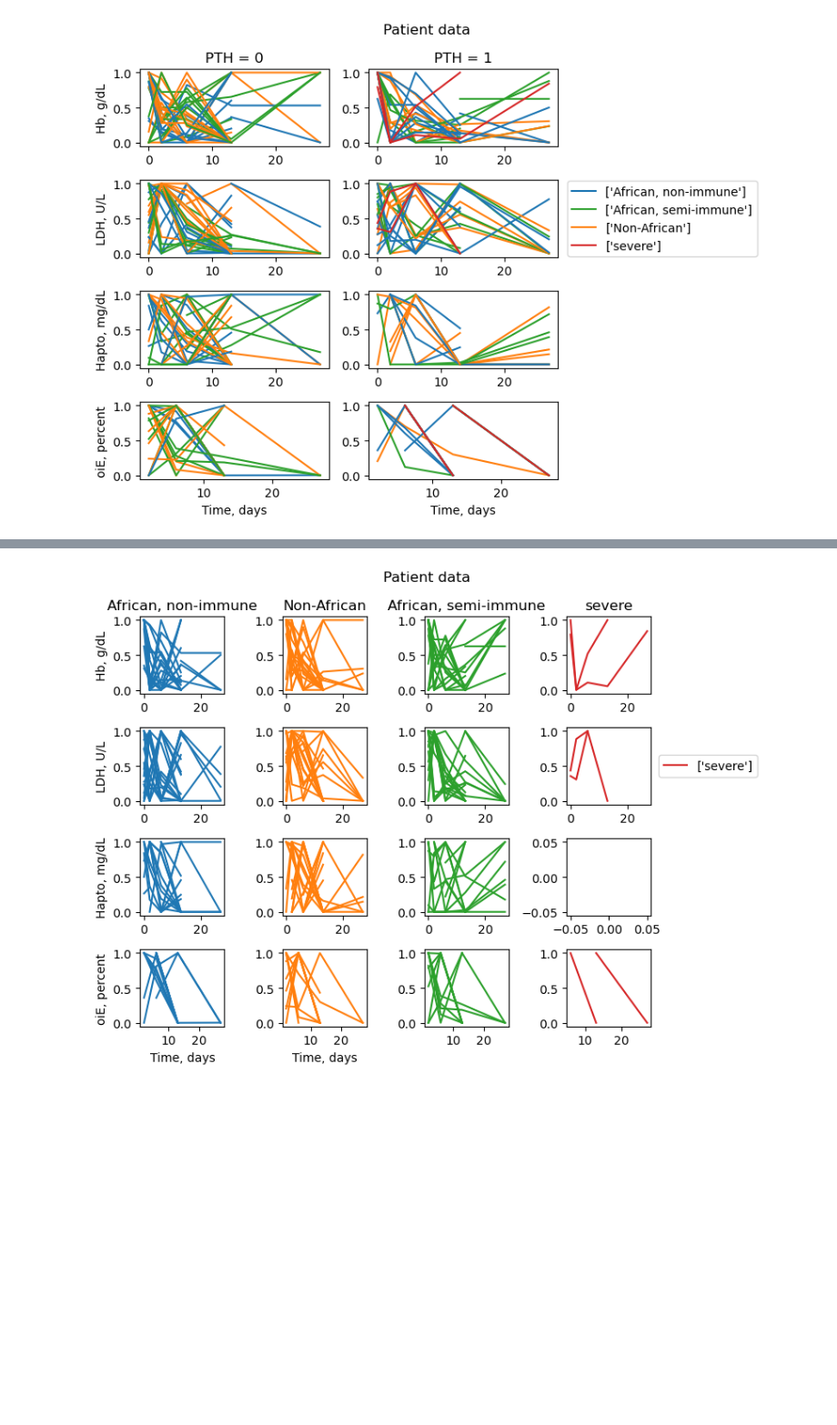
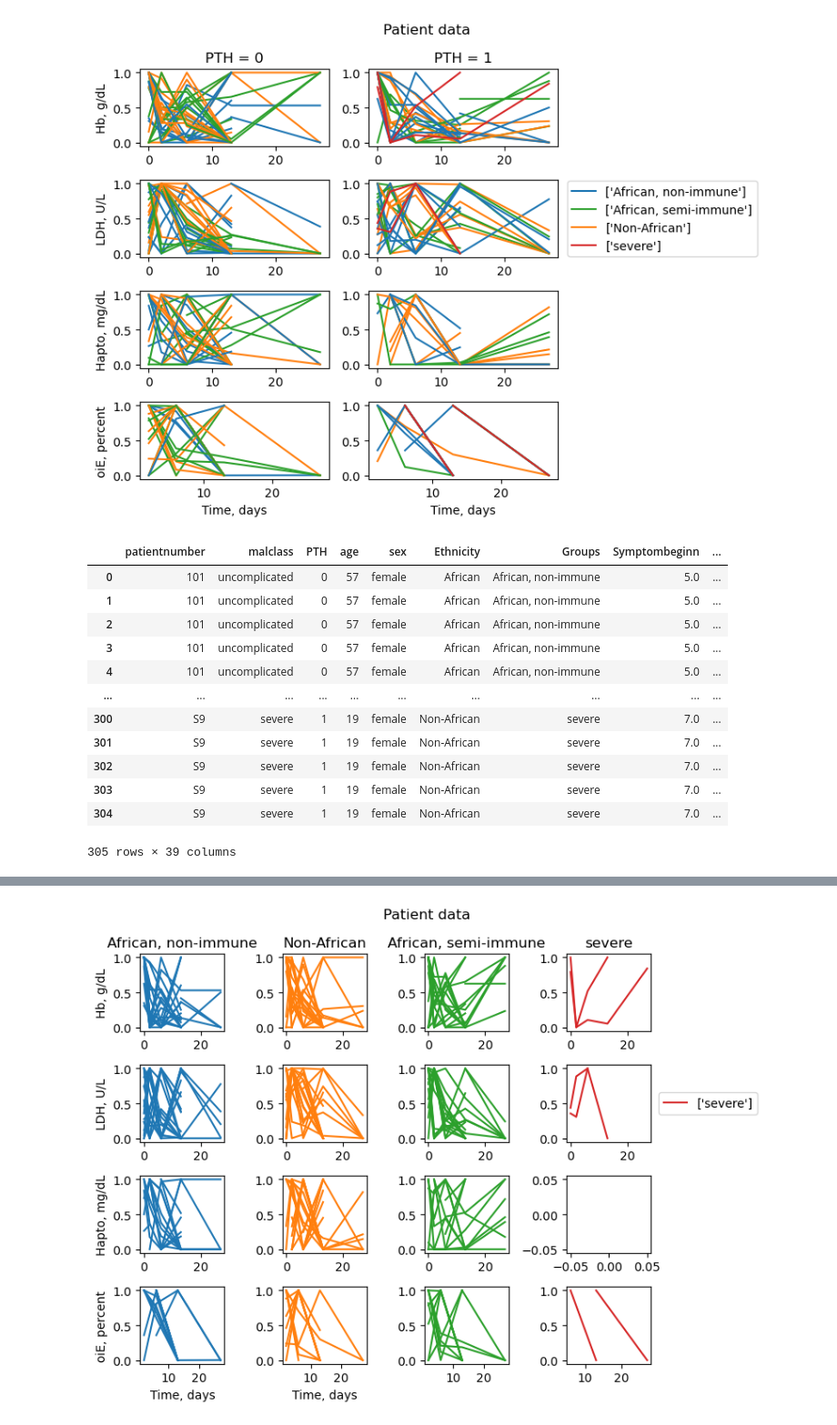
Before and after one commit to Nexia23/PTH_model_chapter, a Jupyter notebook: notebooks/explore_data_groups.ipynb, the cells around one changed output, grey strips where cells are left out. Shown at 91% size. Saved outputs shown, nothing was run; the diff lists cells and outputs as text; code cells hidden in the pictures; blank space fills up the shorter version.

```diff
--- a/notebooks/explore_data_groups.ipynb
+++ b/notebooks/explore_data_groups.ipynb
@@ -339,0 +342,16 @@ for i,feature in enumerate(feature_list):
+# %%
+n_data
+# %% [output]
+|  | patientnumber | malclass | PTH | age | sex | Ethnicity | Groups | Symptombeginn | ... |
+| 0 | 101 | uncomplicated | 0 | 57 | female | African | African, non-immune | 5.0 | ... |
+| 1 | 101 | uncomplicated | 0 | 57 | female | African | African, non-immune | 5.0 | ... |
+| 2 | 101 | uncomplicated | 0 | 57 | female | African | African, non-immune | 5.0 | ... |
+| 3 | 101 | uncomplicated | 0 | 57 | female | African | African, non-immune | 5.0 | ... |
+| 4 | 101 | uncomplicated | 0 | 57 | female | African | African, non-immune | 5.0 | ... |
+| ... | ... | ... | ... | ... | ... | ... | ... | ... | ... |
+| 300 | S9 | severe | 1 | 19 | female | Non-African | severe | 7.0 | ... |
+| 301 | S9 | severe | 1 | 19 | female | Non-African | severe | 7.0 | ... |
+| 302 | S9 | severe | 1 | 19 | female | Non-African | severe | 7.0 | ... |
+| 303 | S9 | severe | 1 | 19 | female | Non-African | severe | 7.0 | ... |
+| 304 | S9 | severe | 1 | 19 | female | Non-African | severe | 7.0 | ... |
+305 rows × 39 columns
```
Also changed, not shown: parts of 3 cells of this notebook.
